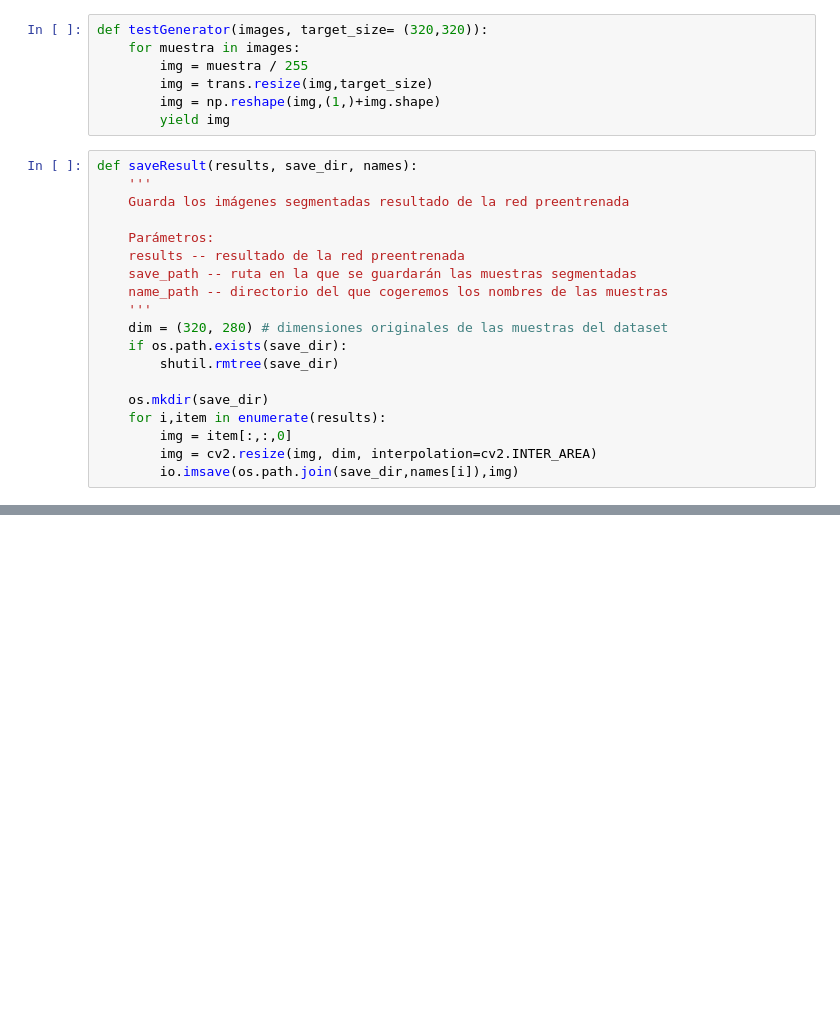
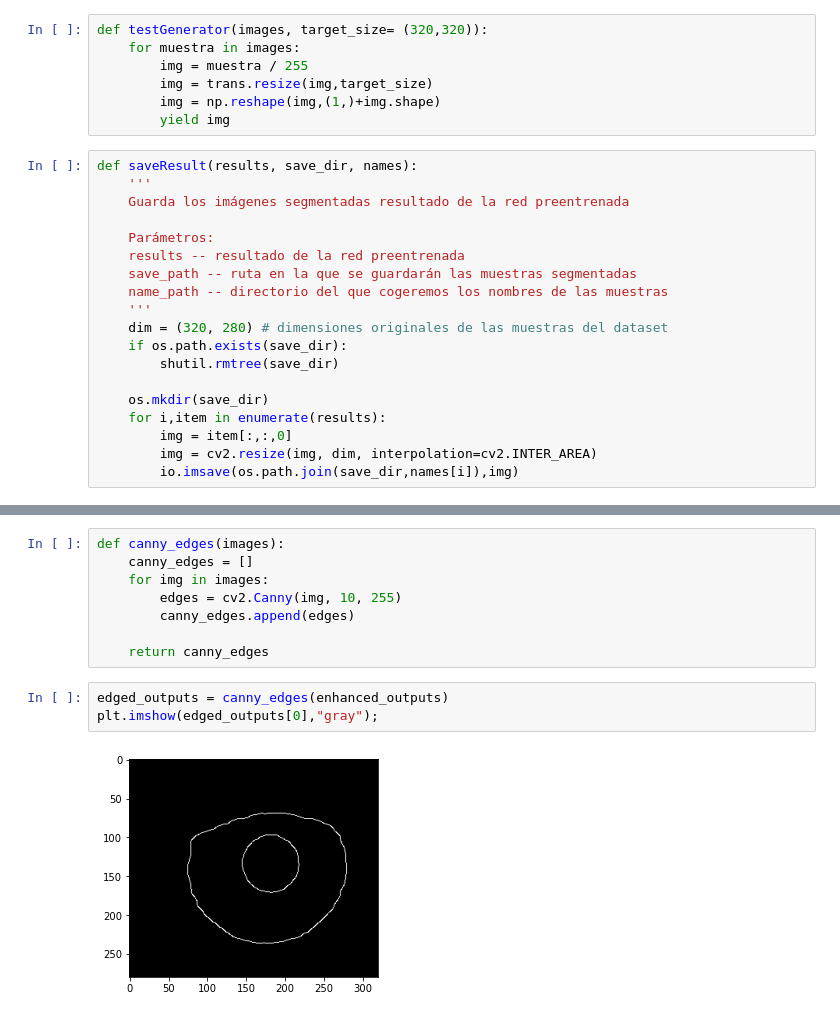
Before and after one commit to dbo1001/UBU-TFG-iris_classifier, a Jupyter notebook: notebooks/#6 Funciones-bis.ipynb, the cells around one changed output, grey strips where cells are left out. Cells and saved outputs as stored; diff of their text form; blank space fills up the shorter version.

```diff
--- a/notebooks/#6 Funciones-bis.ipynb
+++ b/notebooks/#6 Funciones-bis.ipynb
@@ -136,0 +160,13 @@ saveResult(results, "U-net Output", samples_names)
+# %%
+def canny_edges(images):
+    canny_edges = []
+    for img in images:
+        edges = cv2.Canny(img, 10, 255)
+        canny_edges.append(edges)
+
+    return canny_edges
+# %%
+edged_outputs = canny_edges(enhanced_outputs)
+plt.imshow(edged_outputs[0],"gray");
+# %% [output]
+[figure, added]
```
Also changed, not shown: parts of 31 cells of this notebook.
